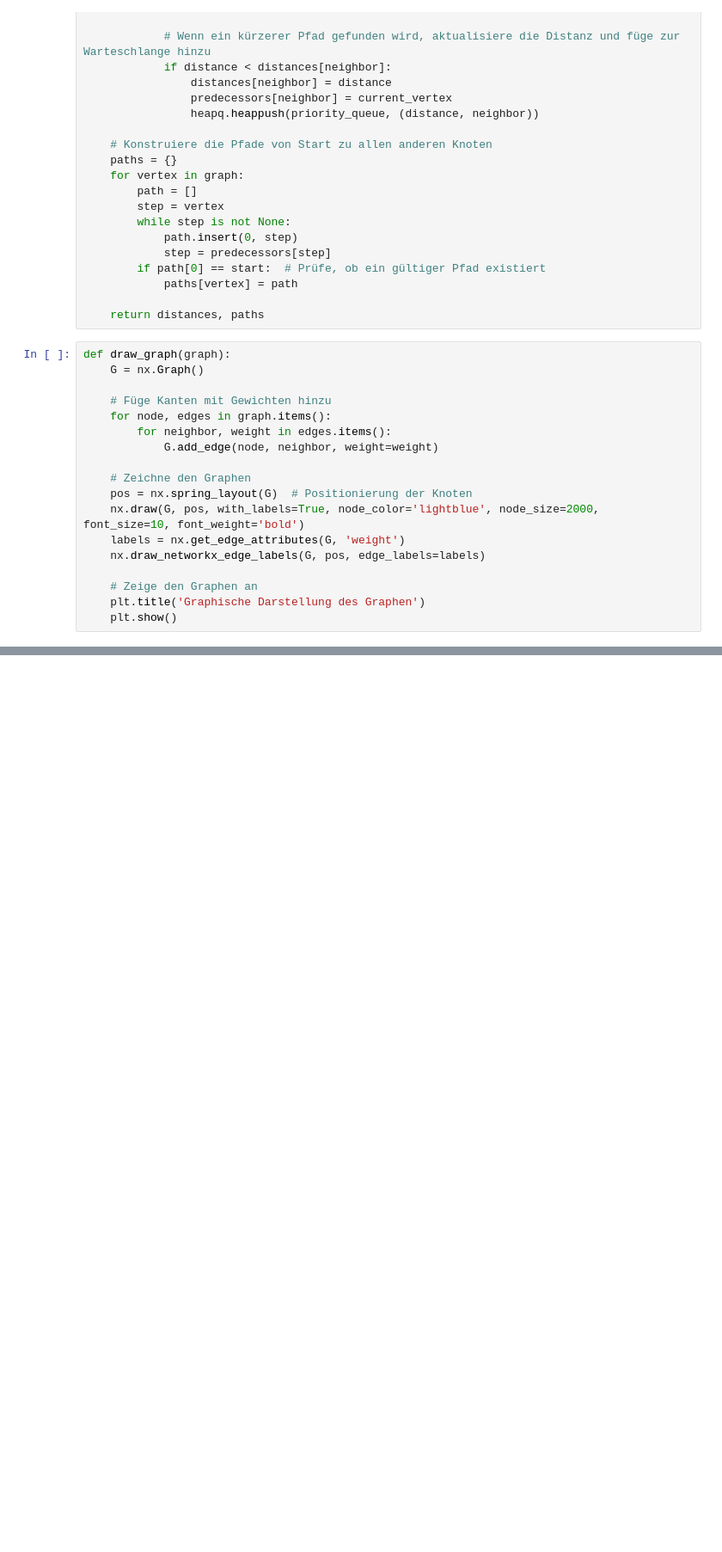
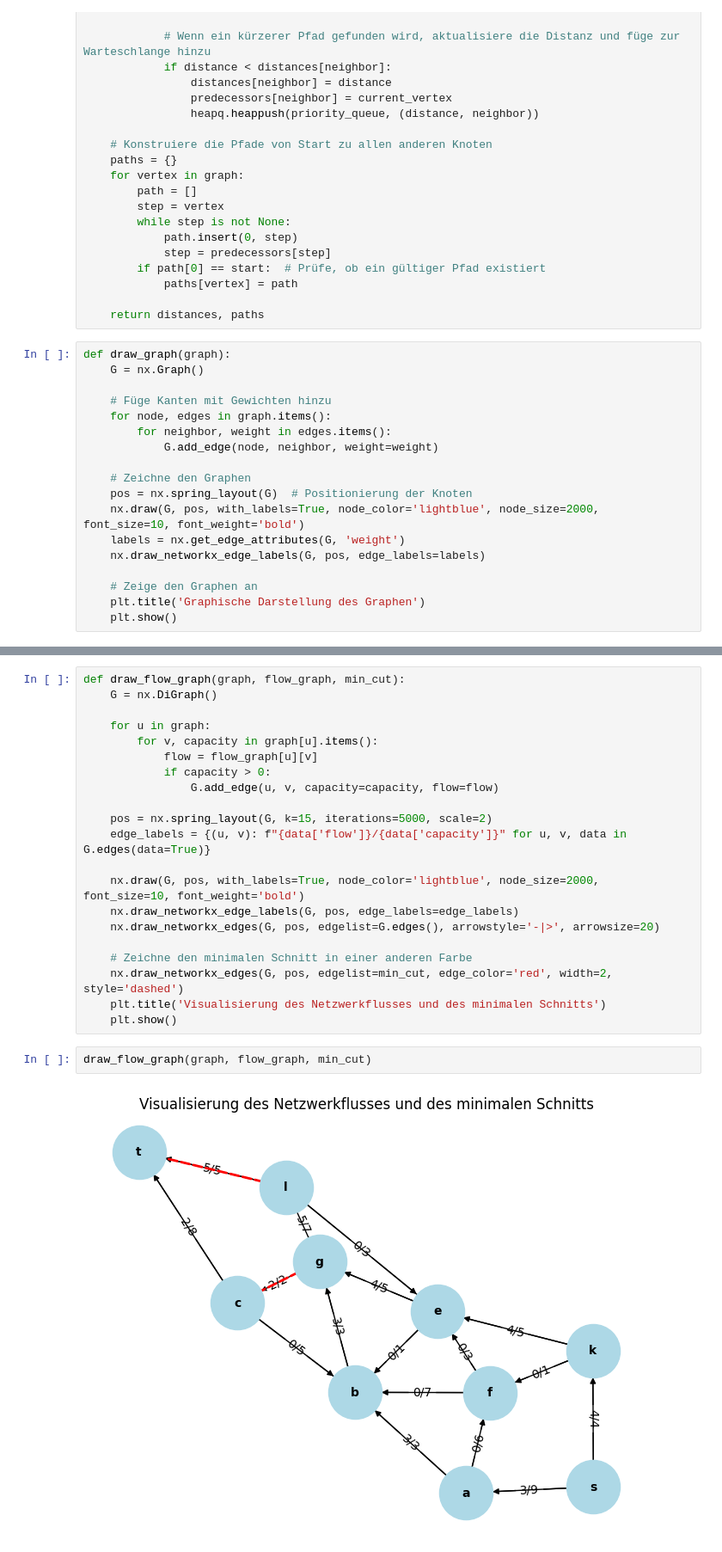
Before and after one commit to FlorianSymmank/DiskreteMath, a Jupyter notebook: notebook.ipynb, the cells around one changed output, grey strips where cells are left out. Shown at 86% size. Cells and saved outputs as stored; diff of their text form; blank space fills up the shorter version.

```diff
--- a/notebook.ipynb
+++ b/notebook.ipynb
@@ -612,0 +874,25 @@ draw_graph(graph)
+# %%
+def draw_flow_graph(graph, flow_graph, min_cut):
+    G = nx.DiGraph()
+
+    for u in graph:
+        for v, capacity in graph[u].items():
+            flow = flow_graph[u][v]
+            if capacity > 0:
+                G.add_edge(u, v, capacity=capacity, flow=flow)
+
+    pos = nx.spring_layout(G, k=15, iterations=5000, scale=2)
+    edge_labels = {(u, v): f"{data['flow']}/{data['capacity']}" for u, v, data in G.edges(data=True)}
+
+    nx.draw(G, pos, with_labels=True, node_color='lightblue', node_size=2000, font_size=10, font_weight='bold')
+    nx.draw_networkx_edge_labels(G, pos, edge_labels=edge_labels)
+    nx.draw_networkx_edges(G, pos, edgelist=G.edges(), arrowstyle='-|>', arrowsize=20)
+
+    # Zeichne den minimalen Schnitt in einer anderen Farbe
+    nx.draw_networkx_edges(G, pos, edgelist=min_cut, edge_color='red', width=2, style='dashed')
+    plt.title('Visualisierung des Netzwerkflusses und des minimalen Schnitts')
+    plt.show()
+# %%
+draw_flow_graph(graph, flow_graph, min_cut)
+# %% [output]
+[figure, added]
```
Also changed, not shown: parts of 27 cells of this notebook.
